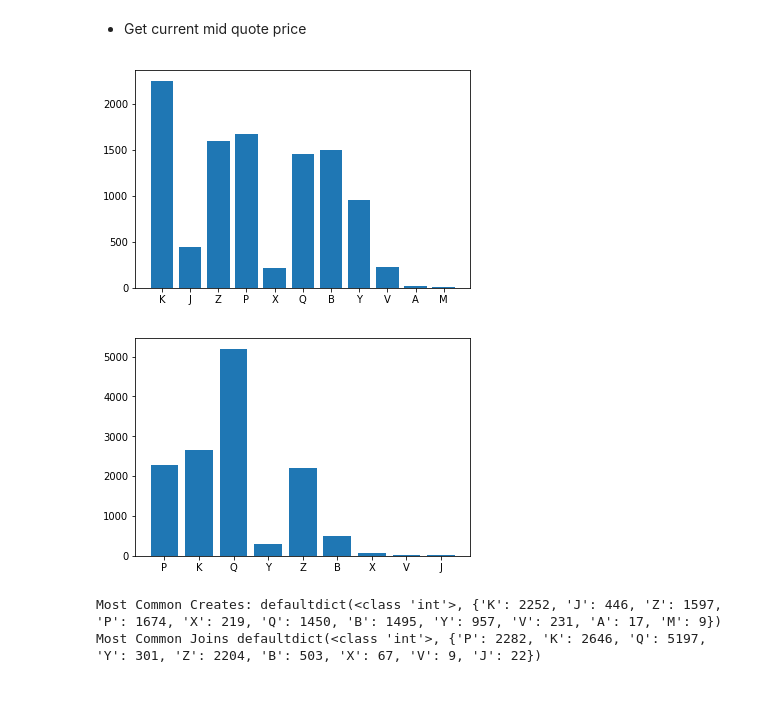
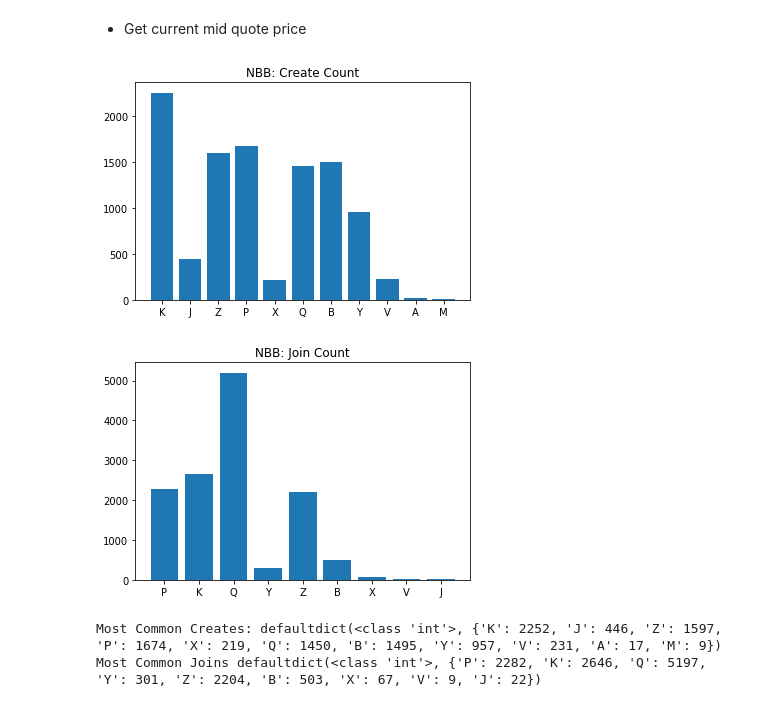
Before and after one commit to kevinramlal/QuotingBehaviour, a Jupyter notebook: TAQ/Notebooks/TAQ Quote Wrangler Demo.ipynb, the cells around one changed output. Cells and saved outputs as stored; diff of their text form; code cells hidden in the pictures.

```diff
--- a/TAQ/Notebooks/TAQ Quote Wrangler Demo.ipynb
+++ b/TAQ/Notebooks/TAQ Quote Wrangler Demo.ipynb
@@ -114,17 +122,19 @@ create_count,join_count = cj_count(NBB_cj)
 # %%
 import matplotlib.pyplot as plt
 plt.bar(range(len(create_count)), list(create_count.values()), align='center')
 plt.xticks(range(len(create_count)), list(create_count.keys()))
-plt.show()
+plt.title('NBB: Create Count')
+plt.savefig('NBB Create.png')
 # %% [output]
-[figure, old version]
+[figure, new version]
 # %%
 import matplotlib.pyplot as plt
 plt.bar(range(len(join_count)), list(join_count.values()), align='center')
 plt.xticks(range(len(join_count)), list(join_count.keys()))
-plt.show()
+plt.title('NBB: Join Count')
+plt.savefig('NBB Join.png')
 # %% [output]
-[figure, old version]
+[figure, new version]
 # %%
 from collections import defaultdict
 
```
Also changed, not shown: parts of 5 cells of this notebook, 7 other files.
